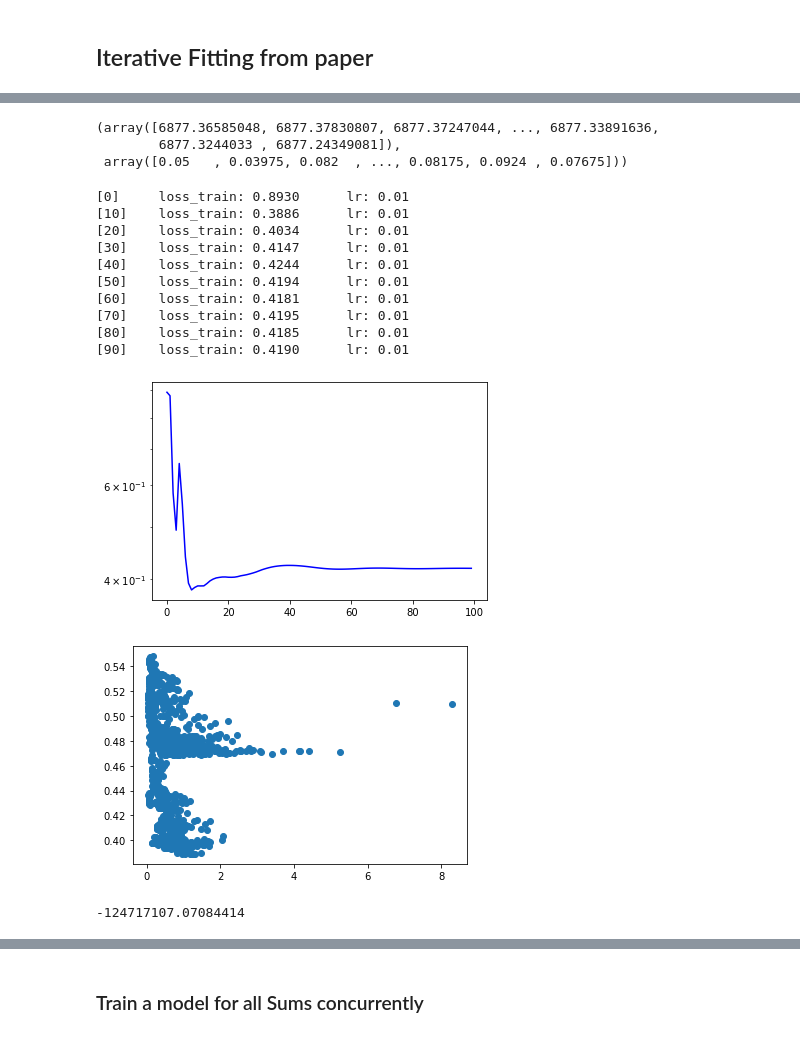
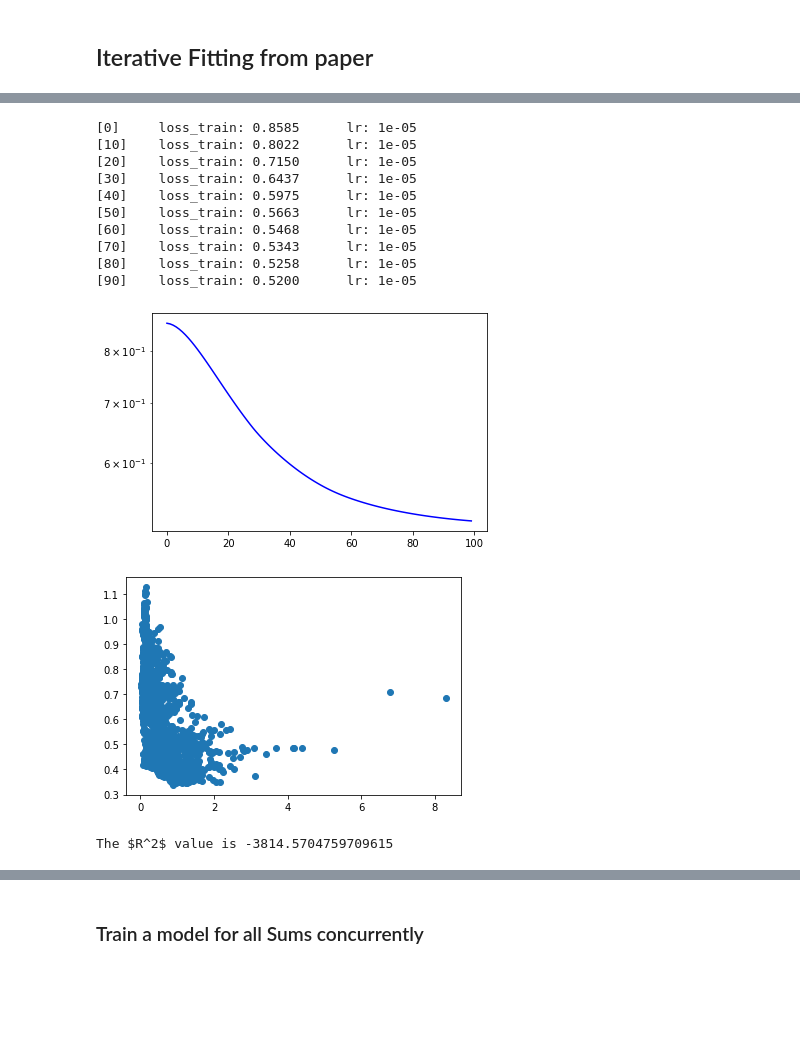
Before and after one commit to Amarques-UCSD/MOx-VOCs_replication, a Jupyter notebook: VOC_Mox.ipynb, the cells around one changed output, grey strips where cells are left out. Drawn from its saved outputs; the diff is of its cells as text; code cells hidden in the pictures; blank space fills up the shorter version.

```diff
--- a/VOC_Mox.ipynb
+++ b/VOC_Mox.ipynb
@@ -283,6 +266,6 @@ linear_fit("CH4")  # Methane Fit
 # %%
-linear_fit("Aro")  # Aromatics Fit
-linear_fit("VOC")  # VOC's Fit
+mdl_a, mdl_a1 = linear_fit("Aro")  # Aromatics Fit
+mdl_v, mdl_v1 = linear_fit("VOC")  # VOC's Fit
 # %% [output]
 [figure]
 [figure]
@@ -398,5 +379,6 @@ plt.show()
 # %%
 # need to rerun because the training was changed due to random iteration
+# and need to convert numpy into torch
 
 # prepare the data for the regression
 p_TimeL = get_column(PrimaryUPod, labels, 'TimeL')
@@ -427,3 +409,21 @@ VOC = 6 * get_column(PrimaryUPod, labels, 'Benz') + 7 * get_column(PrimaryUPod,
 # create lists for storing errors
 stats_rc = []
 stats_ec = []
+
+# to torch now
+xx_data = x_data
+xx_data = torch.from_numpy(xx_data)
+xx_data2 = x_data2
+xx_data2 = torch.from_numpy(xx_data2)
+xx_train = x_train
+#xx_train[:,-1] = xx_train[:,-1] - xx_train[:,-1].min()#/ np.linalg.norm(xx_train[:,-1],axis=0)
+xx_train = torch.from_numpy(xx_train)# .float().to(device)
+benz_ref = get_column(PrimaryUPod, labels, 'Benz')
+benz_train = get_column(PrimaryUPod, labels, 'Benz')[train]
+benz_test = get_column(PrimaryUPod, labels, 'Benz')[test2]
+
+yy_train = torch.zeros(benz_train.shape[0],4)
+yy_train[:,0] = torch.from_numpy(benz_train)#.float()#.to(device)
+yy_train[:,1] = torch.from_numpy(get_column(PrimaryUPod, labels, 'CH4')[train])#.float()#.to(device)
+yy_train[:,2] = torch.from_numpy(aromatic[train])#.float()#.to(device)
+yy_train[:,3] = torch.from_numpy(VOC[train])#.float()#.to(device)
@@ -553,50 +689,44 @@ mdl_b.coef_ , model_linear.linlayers[0].weight[0] , mdl_b.intercept_ , model_lin
-# %%
-y_pred.detach().numpy().T.squeeze(), y_true.detach().numpy()
-# %% [output]
-(array([6877.36585048, 6877.37830807, 6877.37247044, ..., 6877.33891636,
-        6877.3244033 , 6877.24349081]),
- array([0.05   , 0.03975, 0.082  , ..., 0.08175, 0.0924 , 0.07675]))
 # %%
 #x_data   = np.array([PrimaryUPod[:,9], PrimaryUPod[:,10] , PrimaryUPod[:,9] * PrimaryUPod[:,10], PrimaryUPod[:,1], PrimaryUPod[:,8], PrimaryUPod[:,0]]).T
-x_train  = x_data[train,:]
-xx_train = x_train
-xx_train[:,-1] = xx_train[:,-1] - xx_train[:,-1].min()#/ np.linalg.norm(xx_train[:,-1],axis=0)
-xx_train = torch.from_numpy(xx_train)# .float().to(device)
-benz_train = get_column(PrimaryUPod, labels, 'Benz')[train]
-benz_test = get_column(PrimaryUPod, labels, 'Benz')[test2]
-linear_dim = [xx_train.shape[1], 16, 16, 1]
+#x_train  = x_data[train,:]
+#xx_train = x_train
+#xx_train[:,-1] = xx_train[:,-1] - xx_train[:,-1].min()#/ np.linalg.norm(xx_train[:,-1],axis=0)
+#xx_train = torch.from_numpy(xx_train)# .float().to(device)
+#benz_train = get_column(PrimaryUPod, labels, 'Benz')[train]
+#benz_test = get_column(PrimaryUPod, labels, 'Benz')[test2]
 #benz_train = torch.from_numpy(benz_train[:4]).to(device).float()
 yy_train = torch.from_numpy(benz_train)#.float()#.to(device)
 
+linear_dim = [xx_train.shape[1]-1, 16, 16, 1]
 model = NeuralNet(linear_dim).double()
 criterion = nn.MSELoss()
-optimizer = torch.optim.SGD(model.parameters(), lr=0.01, weight_decay=1, momentum=0.9)
+optimizer = torch.optim.SGD(model.parameters(), lr=0.00001, weight_decay=1, momentum=0.9)
 #optimizer = torch.optim.Adagrad(model.parameters(), lr=0.01, lr_decay= 0.9)
 
 # try to train a model normally
-losses_train = train_NN(model, xx_train, yy_train.reshape(-1,1), optimizer, criterion, n_epoch= 100)
+losses_train = train_NN(model, xx_train[:,:-1], yy_train.reshape(-1,1), optimizer, criterion, n_epoch= 100)
 min(losses_train) # result is trash because of time T_T
 
 # show results more concretely
-y_pred, y_true = model(xx_train) , yy_train
+y_pred, y_true = model(xx_train[:,:-1]) , yy_train
 plt.figure()
 plt.scatter(y_true.detach().numpy(), y_pred.detach().numpy())
 plt.show()
-mdl_score.score(y_pred.detach().numpy(), y_true.detach().numpy())
+print(f'The R^2 value is {mdl_score.score(y_pred.detach().numpy(), y_true.detach().numpy())}')
 # %% [output]
-[0]     loss_train: 0.8930      lr: 0.01
-[10]    loss_train: 0.3886      lr: 0.01
-[20]    loss_train: 0.4034      lr: 0.01
-[30]    loss_train: 0.4147      lr: 0.01
-[40]    loss_train: 0.4244      lr: 0.01
-[50]    loss_train: 0.4194      lr: 0.01
-[60]    loss_train: 0.4181      lr: 0.01
-[70]    loss_train: 0.4195      lr: 0.01
-[80]    loss_train: 0.4185      lr: 0.01
-[90]    loss_train: 0.4190      lr: 0.01
+[0]     loss_train: 0.8585      lr: 1e-05
+[10]    loss_train: 0.8022      lr: 1e-05
+[20]    loss_train: 0.7150      lr: 1e-05
+[30]    loss_train: 0.6437      lr: 1e-05
+[40]    loss_train: 0.5975      lr: 1e-05
+[50]    loss_train: 0.5663      lr: 1e-05
+[60]    loss_train: 0.5468      lr: 1e-05
+[70]    loss_train: 0.5343      lr: 1e-05
+[80]    loss_train: 0.5258      lr: 1e-05
+[90]    loss_train: 0.5200      lr: 1e-05
-[figure, old version]
+[figure, new version]
-[figure, old version]
+[figure, new version]
--124717107.07084414
+The $R^2$ value is -3814.5704759709615
 # %%
 #x_data   = np.array([PrimaryUPod[:,9], PrimaryUPod[:,10] , PrimaryUPod[:,9] * PrimaryUPod[:,10], PrimaryUPod[:,1], PrimaryUPod[:,8], PrimaryUPod[:,0]]).T
 x_train  = x_data[train,:]
```
Also changed, not shown: parts of 18 cells of this notebook, 4 other files.
